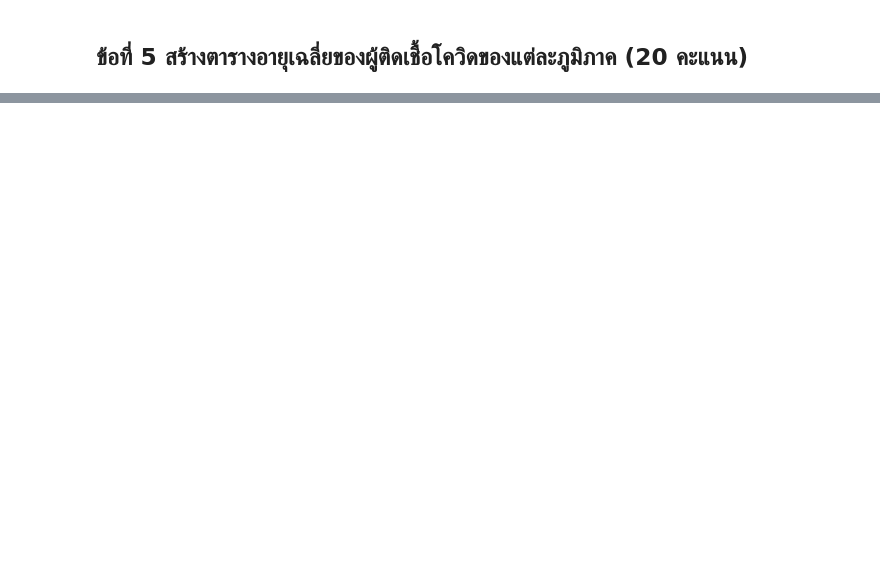
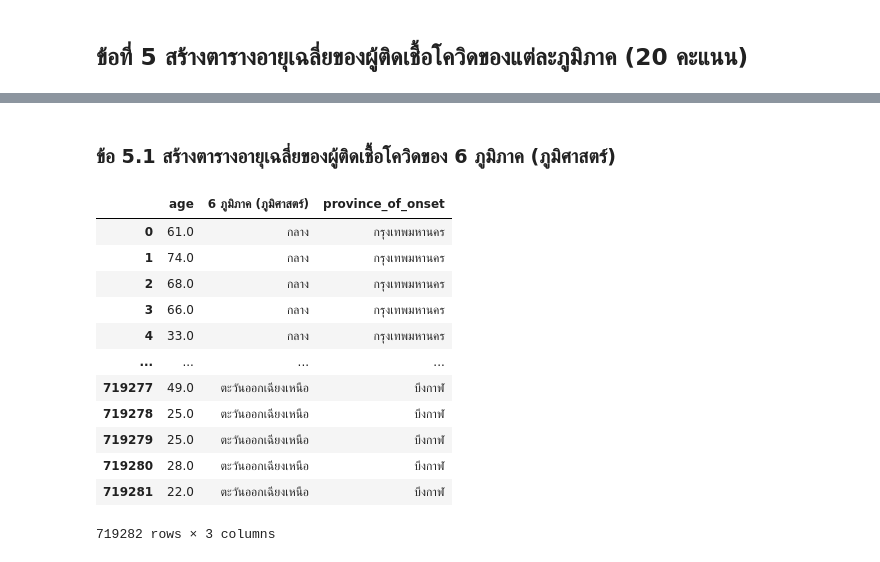
Before and after one commit to sitthatkaja/data_viz_2022, a Jupyter notebook: BasicPython&DataViz_midterm2022.ipynb, the cells around one changed output, grey strips where cells are left out. Saved outputs shown, nothing was run; the diff lists cells and outputs as text; code cells hidden in the pictures; blank space fills up the shorter version.

```diff
--- a/BasicPython&DataViz_midterm2022.ipynb
+++ b/BasicPython&DataViz_midterm2022.ipynb
@@ -807,0 +859,19 @@ covid_data_on
+# %% [markdown]
+### ข้อ 5.1 สร้างตารางอายุเฉลี่ยของผู้ติดเชื้อโควิดของ 6 ภูมิภาค (ภูมิศาสตร์)
+# %%
+pro5_G = covid_data_on[['age','6 ภูมิภาค (ภูมิศาสตร์)','province_of_onset']]
+pro5_G
+# %% [output]
+|  | age | 6 ภูมิภาค (ภูมิศาสตร์) | province_of_onset |
+| 0 | 61.0 | กลาง | กรุงเทพมหานคร |
+| 1 | 74.0 | กลาง | กรุงเทพมหานคร |
+| 2 | 68.0 | กลาง | กรุงเทพมหานคร |
+| 3 | 66.0 | กลาง | กรุงเทพมหานคร |
+| 4 | 33.0 | กลาง | กรุงเทพมหานคร |
+| ... | ... | ... | ... |
+| 719277 | 49.0 | ตะวันออกเฉียงเหนือ | บึงกาฬ |
+| 719278 | 25.0 | ตะวันออกเฉียงเหนือ | บึงกาฬ |
+| 719279 | 25.0 | ตะวันออกเฉียงเหนือ | บึงกาฬ |
+| 719280 | 28.0 | ตะวันออกเฉียงเหนือ | บึงกาฬ |
+| 719281 | 22.0 | ตะวันออกเฉียงเหนือ | บึงกาฬ |
+719282 rows × 3 columns
```
Also changed, not shown: parts of 14 cells of this notebook.
